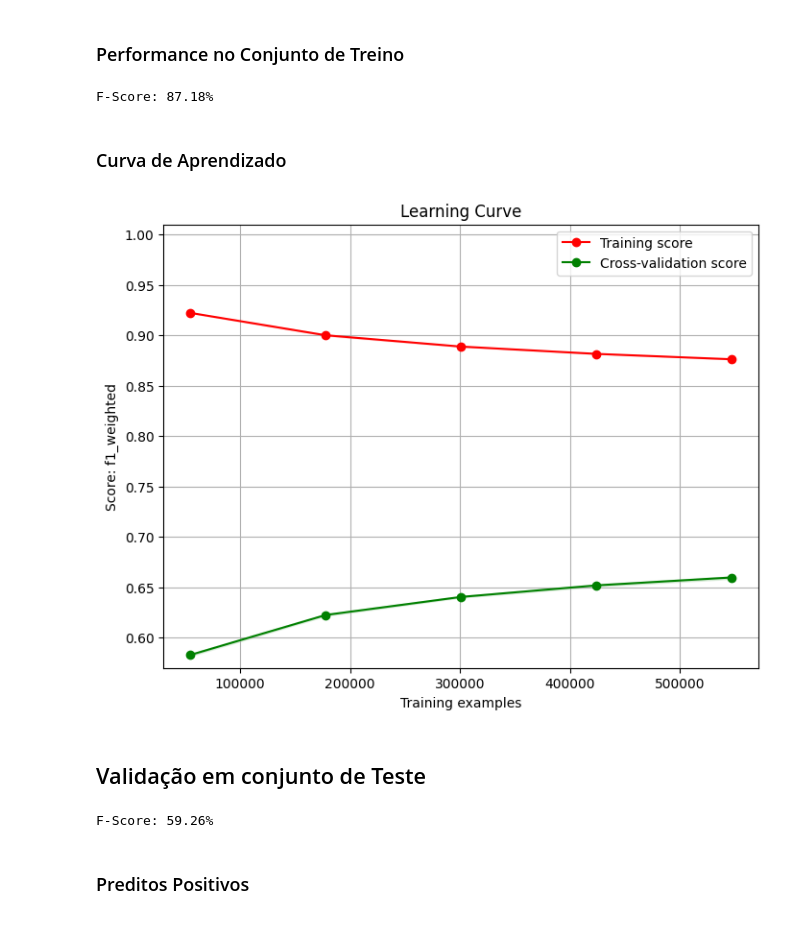
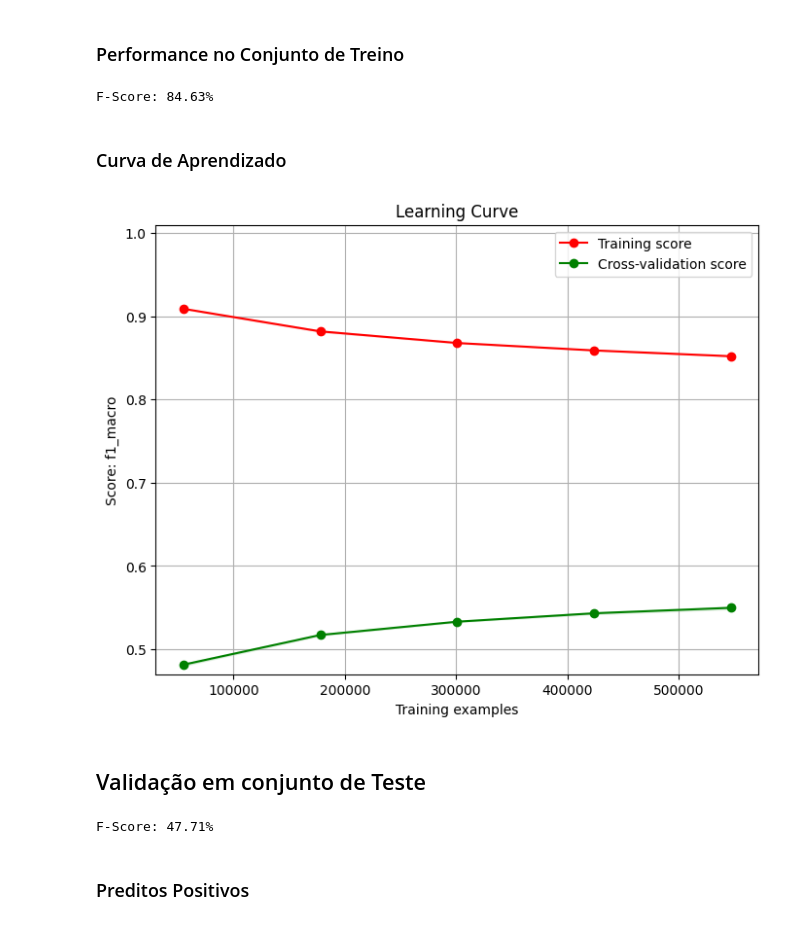
Before and after one commit to AlanTaranti/introducao-analise-sentimento, a Jupyter notebook: 5 - Pre-Label Model - Count Vectorizer.ipynb, the cells around one changed output. Cells and saved outputs as stored; diff of their text form; code cells hidden in the pictures.

Commit message:
atualizado para f1_macro a metrica

```diff
--- a/5 - Pre-Label Model - Count Vectorizer.ipynb
+++ b/5 - Pre-Label Model - Count Vectorizer.ipynb
@@ -281,7 +281,7 @@ params = {
 }
 
 clf = RandomizedSearchCV(
-    nb, params, n_iter=10, scoring="f1_weighted", n_jobs=-1, random_state=42
+    nb, params, n_iter=10, scoring="f1_macro", n_jobs=-1, random_state=42
 )
 clf.fit(X_features_train_scaled, y_features_train)
 
@@ -308,10 +308,10 @@ Diferença      : 22.95%
 ### Performance no Conjunto de Treino
 # %%
 y_pred = classifier.predict(X_features_train_scaled)
-score = f1_score(y_features_train, y_pred, average="weighted")
+score = f1_score(y_features_train, y_pred, average="macro")
 print("F-Score: {:.2f}%".format(score * 100))
 # %% [output]
-F-Score: 87.18%
+F-Score: 84.63%
 # %% [markdown]
 ### Curva de Aprendizado
 # %%
@@ -362,19 +362,19 @@ def plot_learning_curve(estimator, X, y, scoring):
     return plt
 # %%
 plt = plot_learning_curve(
-    classifier, X_features_train_scaled, y_features_train, scoring="f1_weighted"
+    classifier, X_features_train_scaled, y_features_train, scoring="f1_macro"
 )
 plt.show()
 # %% [output]
-[figure, old version]
+[figure, new version]
 # %% [markdown]
 ## Validação em conjunto de Teste
 # %%
 y_pred = classifier.predict(X_features_test_scaled)
-score = f1_score(y_features_test, y_pred, average="weighted")
+score = f1_score(y_features_test, y_pred, average="macro")
 print("F-Score: {:.2f}%".format(score * 100))
 # %% [output]
-F-Score: 59.26%
+F-Score: 47.71%
 # %% [markdown]
 ### Preditos Positivos
 # %%
```
Also changed, not shown: parts of 19 cells of this notebook.
